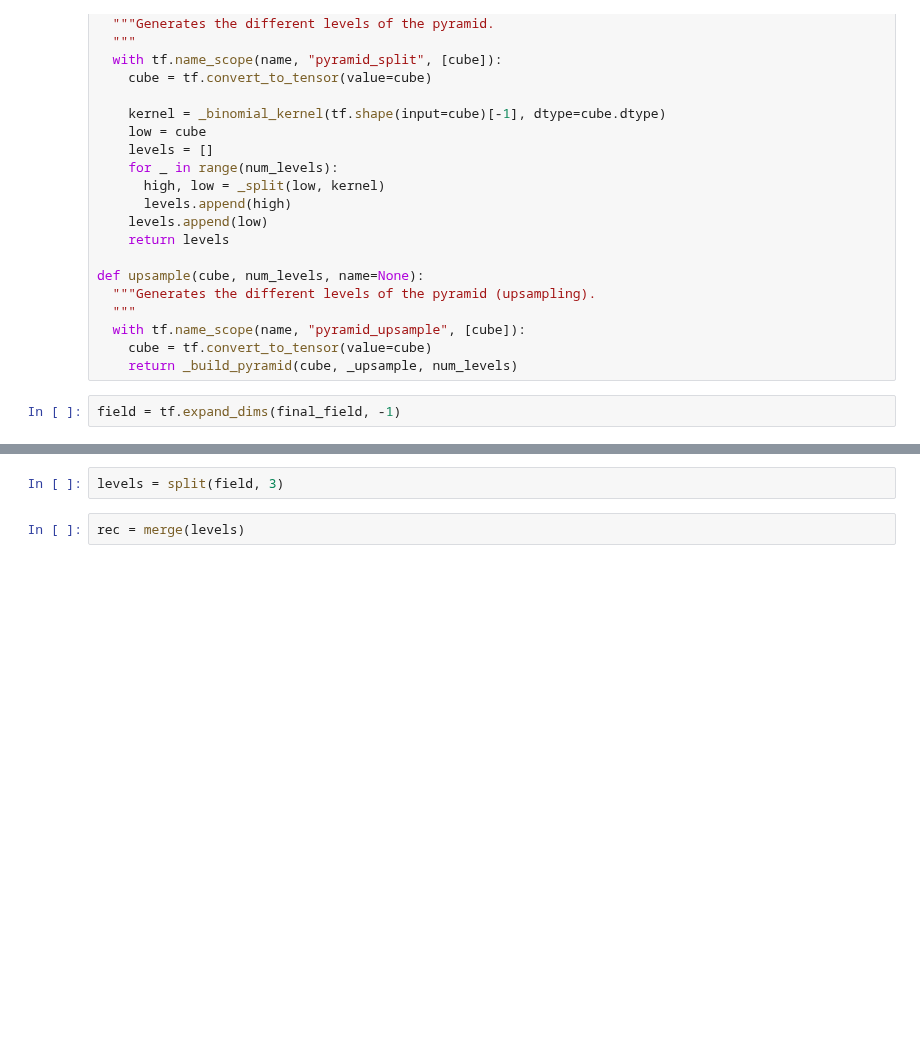
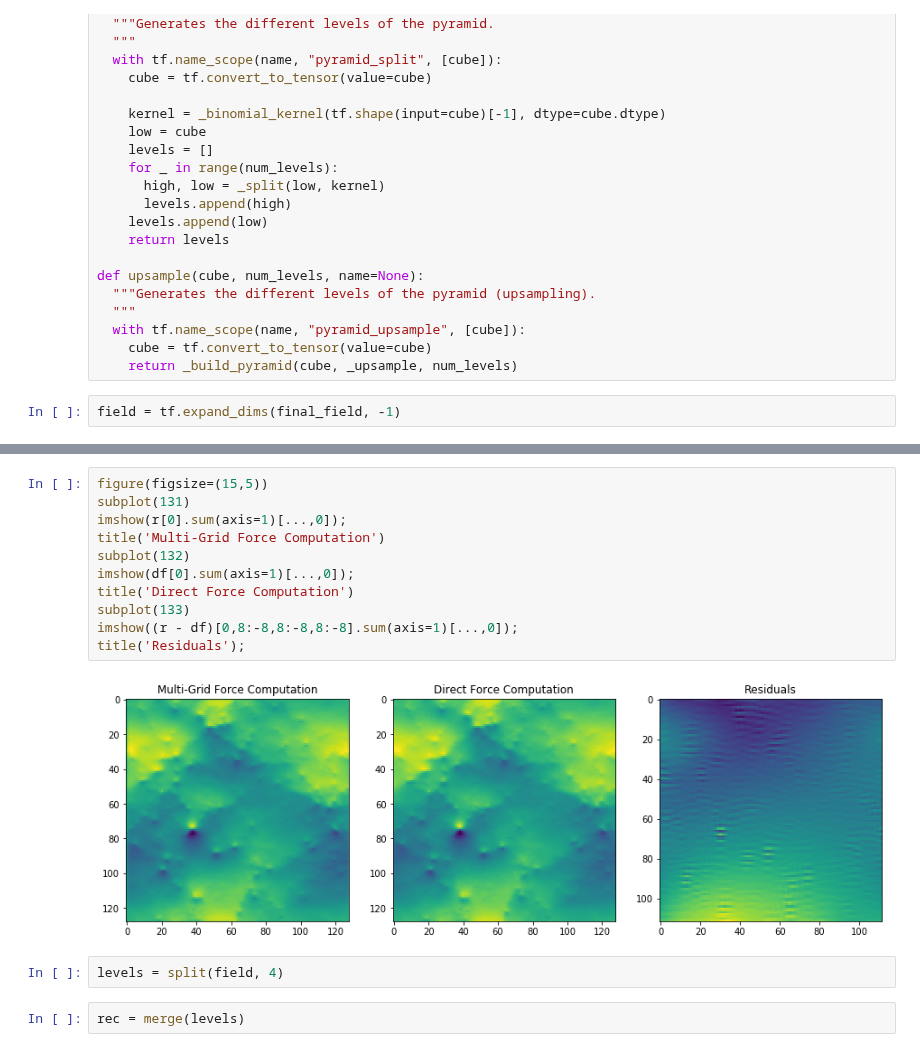
Before and after one commit to DifferentiableUniverseInitiative/flowpm, a Jupyter notebook: notebooks/flowpm-MultiGrid.ipynb, the cells around one changed output, grey strips where cells are left out. Cells and saved outputs as stored; diff of their text form; blank space fills up the shorter version.

```diff
--- a/notebooks/flowpm-MultiGrid.ipynb
+++ b/notebooks/flowpm-MultiGrid.ipynb
@@ -142,5 +205,18 @@ field = tf.expand_dims(final_field, -1)
+# %%
+figure(figsize=(15,5))
+subplot(131)
+imshow(r[0].sum(axis=1)[...,0]);
+title('Multi-Grid Force Computation')
+subplot(132)
+imshow(df[0].sum(axis=1)[...,0]);
+title('Direct Force Computation')
+subplot(133)
+imshow((r - df)[0,8:-8,8:-8,8:-8].sum(axis=1)[...,0]);
+title('Residuals');
+# %% [output]
+[figure, added]
 # %%
-levels = split(field, 3)
+levels = split(field, 4)
 # %%
 rec = merge(levels)
 # %%
```
Also changed, not shown: parts of 14 cells of this notebook.
